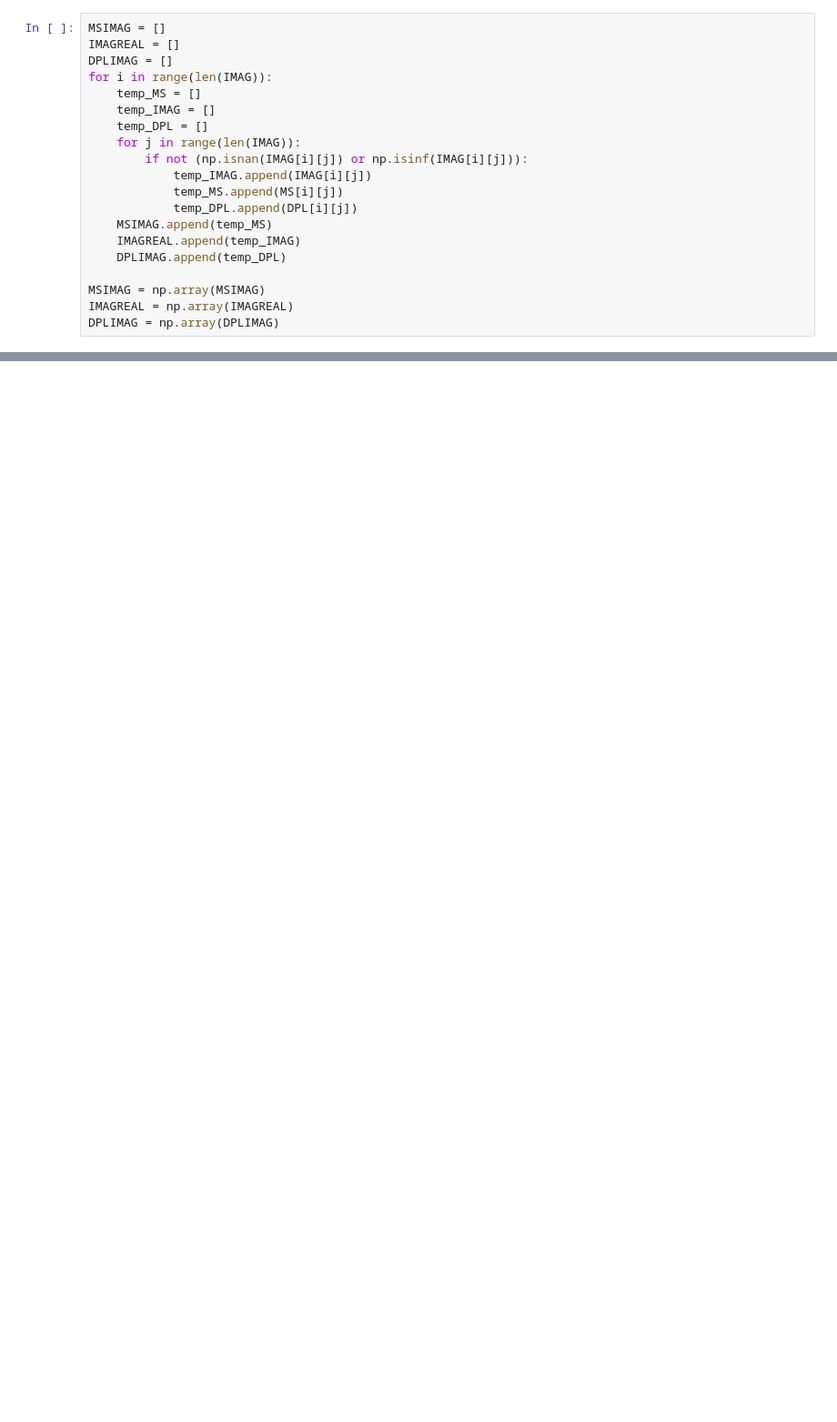
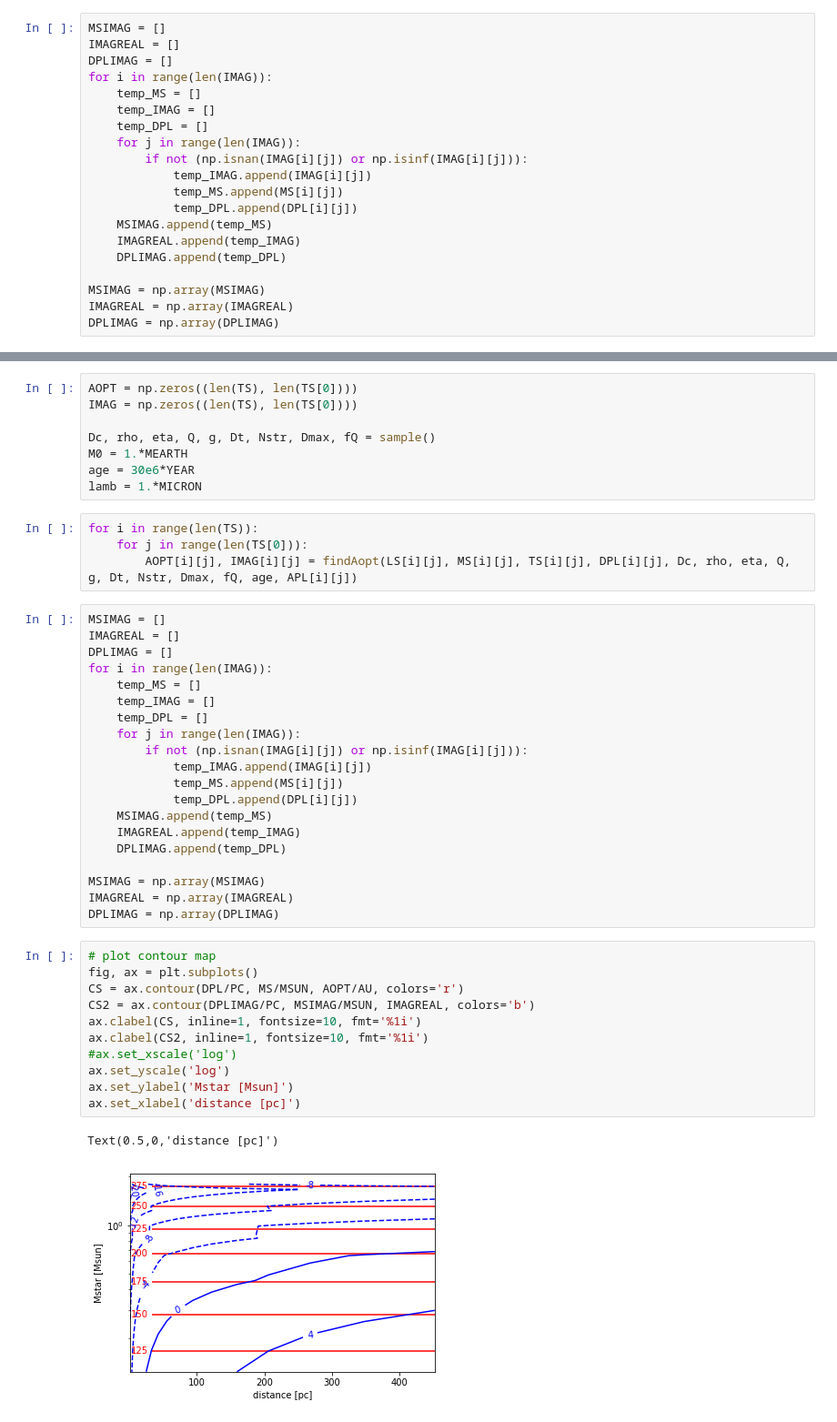
Before and after one commit to LoicNassif/CE-Irregular-Satellites, a Jupyter notebook: jupyter_examples/2DOpt.ipynb, the cells around one changed output, grey strips where cells are left out. Shown at 91% size. Cells and saved outputs as stored; diff of their text form; blank space fills up the shorter version.

```diff
--- a/jupyter_examples/2DOpt.ipynb
+++ b/jupyter_examples/2DOpt.ipynb
@@ -137,0 +145,46 @@ Text(0.5,1,'')
+# %%
+AOPT = np.zeros((len(TS), len(TS[0])))
+IMAG = np.zeros((len(TS), len(TS[0])))
+
+Dc, rho, eta, Q, g, Dt, Nstr, Dmax, fQ = sample()
+M0 = 1.*MEARTH
+age = 30e6*YEAR
+lamb = 1.*MICRON
+# %%
+for i in range(len(TS)):
+    for j in range(len(TS[0])):
+        AOPT[i][j], IMAG[i][j] = findAopt(LS[i][j], MS[i][j], TS[i][j], DPL[i][j], Dc, rho, eta, Q, g, Dt, Nstr, Dmax, fQ, age, APL[i][j])
+# %%
+MSIMAG = []
+IMAGREAL = []
+DPLIMAG = []
+for i in range(len(IMAG)):
+    temp_MS = []
+    temp_IMAG = []
+    temp_DPL = []
+    for j in range(len(IMAG)):
+        if not (np.isnan(IMAG[i][j]) or np.isinf(IMAG[i][j])):
+            temp_IMAG.append(IMAG[i][j])
+            temp_MS.append(MS[i][j])
+            temp_DPL.append(DPL[i][j])
+    MSIMAG.append(temp_MS)
+    IMAGREAL.append(temp_IMAG)
+    DPLIMAG.append(temp_DPL)
+
+MSIMAG = np.array(MSIMAG)
+IMAGREAL = np.array(IMAGREAL)
+DPLIMAG = np.array(DPLIMAG)
+# %%
+# plot contour map
+fig, ax = plt.subplots()
+CS = ax.contour(DPL/PC, MS/MSUN, AOPT/AU, colors='r')
+CS2 = ax.contour(DPLIMAG/PC, MSIMAG/MSUN, IMAGREAL, colors='b')
+ax.clabel(CS, inline=1, fontsize=10, fmt='%1i')
+ax.clabel(CS2, inline=1, fontsize=10, fmt='%1i')
+#ax.set_xscale('log')
+ax.set_yscale('log')
+ax.set_ylabel('Mstar [Msun]')
+ax.set_xlabel('distance [pc]')
+# %% [output]
+Text(0.5,0,'distance [pc]')
+[figure, added]
```
Also changed, not shown: parts of 9 cells of this notebook, 1 other file.
